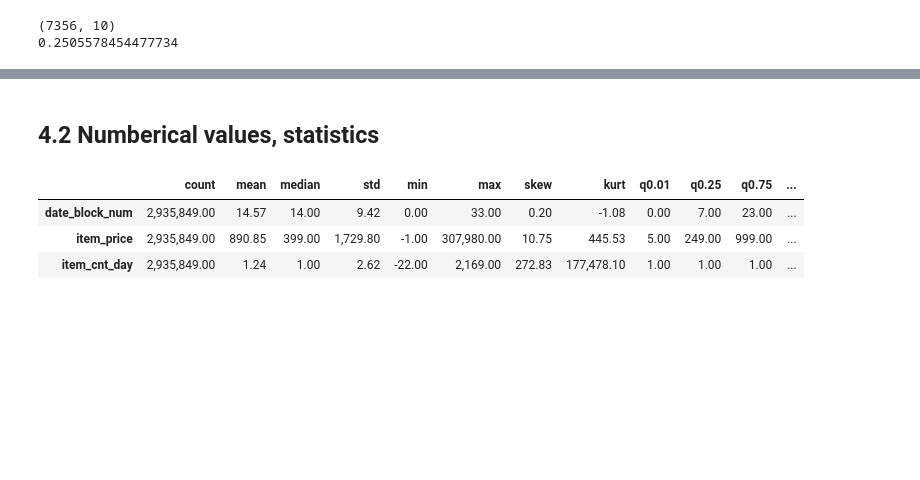
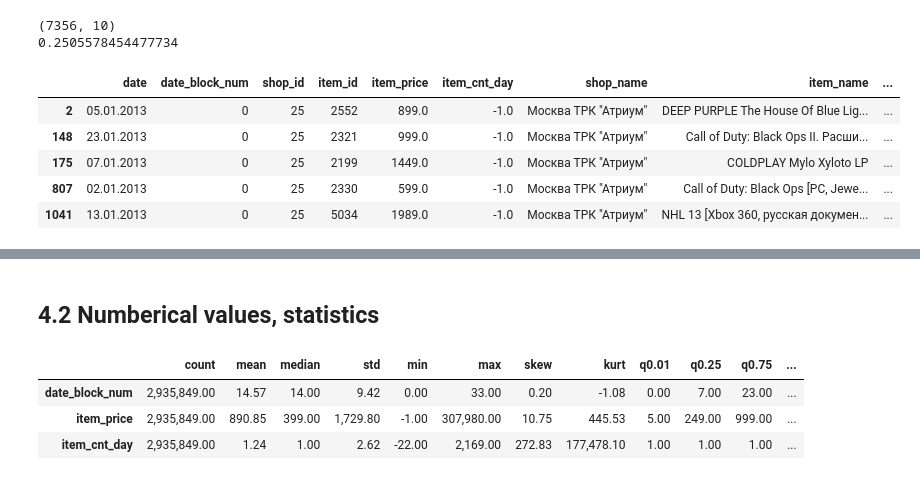
Before and after one commit to tereshchuk1/sales_prediction, a Jupyter notebook: notebooks/DQC & ETL.ipynb, the cells around one changed output, grey strips where cells are left out. Saved outputs shown, nothing was run; the diff lists cells and outputs as text; code cells hidden in the pictures; blank space fills up the shorter version.

```diff
--- a/DQC & ETL.ipynb
+++ b/notebooks/DQC & ETL.ipynb
@@ -238,3 +251,12 @@ print(
 # %% [output]
 (7356, 10)
 0.2505578454477734
+# %%
+train_result[train_result["item_cnt_day"] < 0].head(5)
+# %% [output]
+|  | date | date_block_num | shop_id | item_id | item_price | item_cnt_day | shop_name | item_name | ... |
+| 2 | 05.01.2013 | 0 | 25 | 2552 | 899.0 | -1.0 | Москва ТРК "Атриум" | DEEP PURPLE The House Of Blue Lig... | ... |
+| 148 | 23.01.2013 | 0 | 25 | 2321 | 999.0 | -1.0 | Москва ТРК "Атриум" | Call of Duty: Black Ops II. Расши... | ... |
+| 175 | 07.01.2013 | 0 | 25 | 2199 | 1449.0 | -1.0 | Москва ТРК "Атриум" | COLDPLAY Mylo Xyloto LP | ... |
+| 807 | 02.01.2013 | 0 | 25 | 2330 | 599.0 | -1.0 | Москва ТРК "Атриум" | Call of Duty: Black Ops [PC, Jewe... | ... |
+| 1041 | 13.01.2013 | 0 | 25 | 5034 | 1989.0 | -1.0 | Москва ТРК "Атриум" | NHL 13 [Xbox 360, русская докумен... | ... |
```
Also changed, not shown: parts of 3 cells of this notebook, 7 other files.
